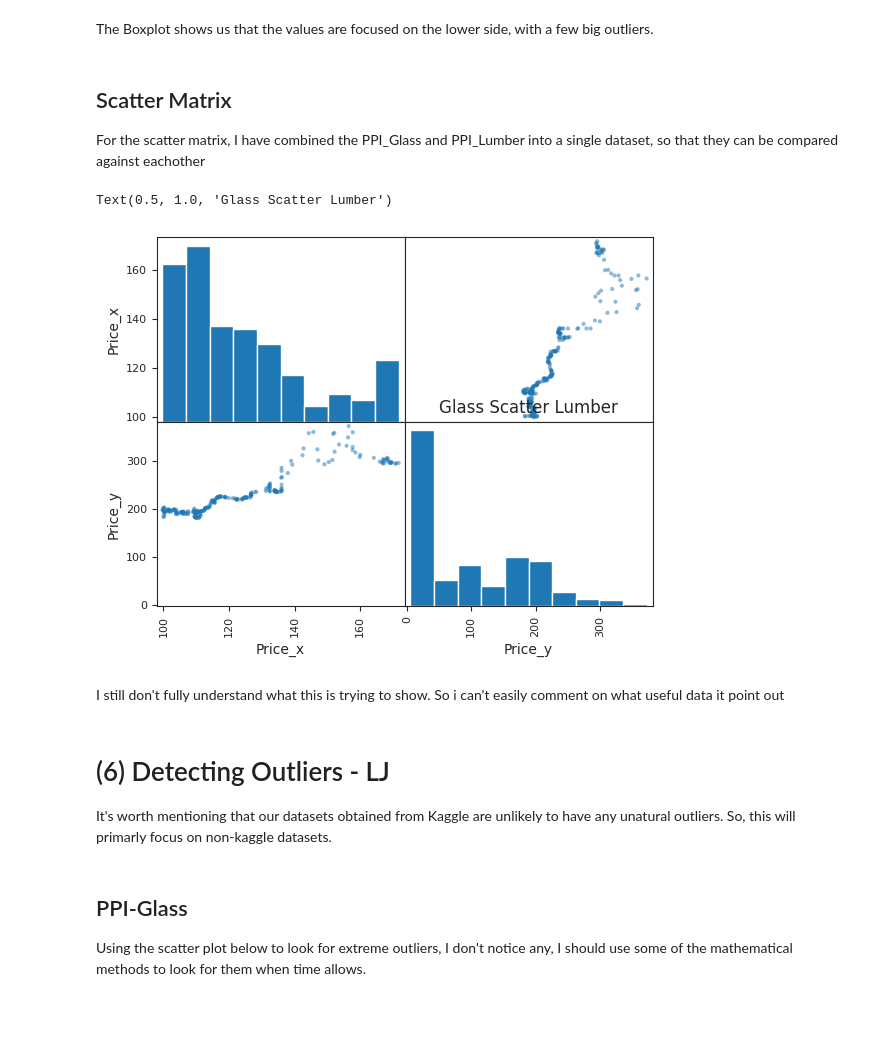
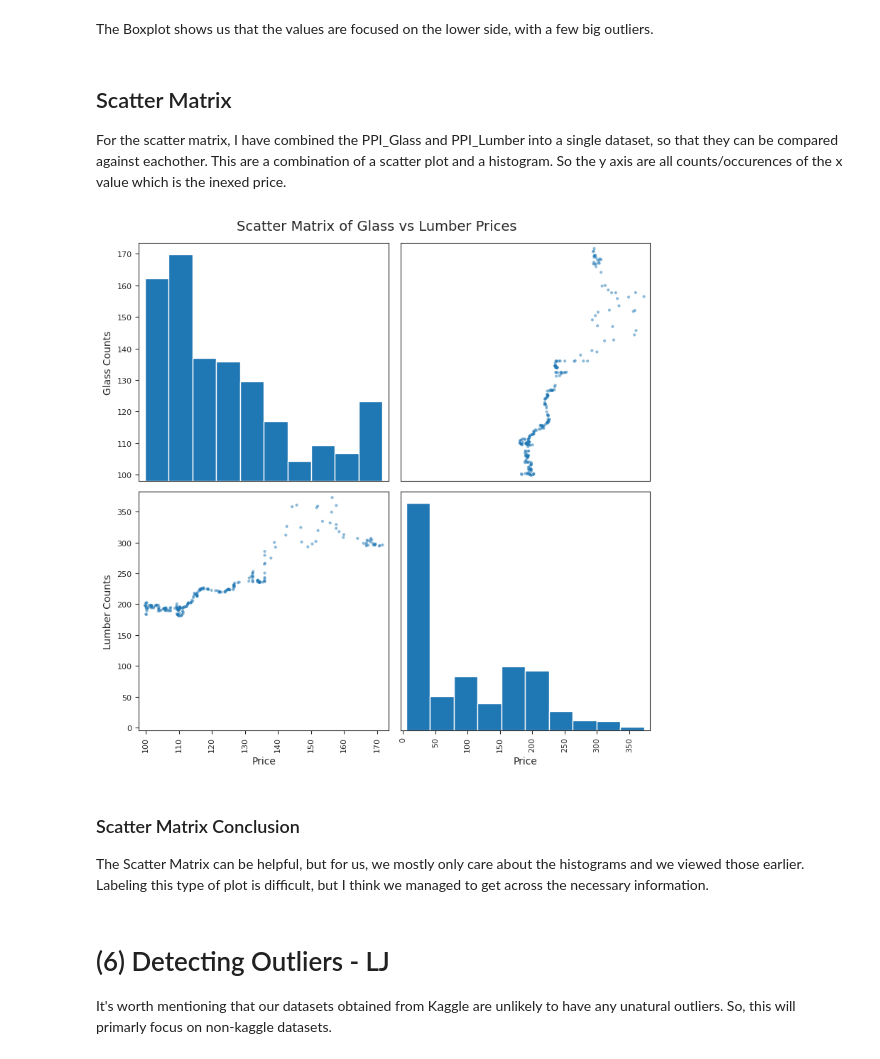
Before and after one commit to baschoff/Data-Science-Project, a Jupyter notebook: Exploration.ipynb, the cells around one changed output. Drawn from its saved outputs; the diff is of its cells as text; code cells hidden in the pictures; blank space fills up the shorter version.

```diff
--- a/Exploration.ipynb
+++ b/Exploration.ipynb
@@ -919,20 +758,23 @@ Text(0.5, 1.0, 'Inflation Boxplot')
 The Boxplot shows us that the values are focused on the lower side, with a few big outliers.
 # %% [markdown]
 ## Scatter Matrix
-For the scatter matrix, I have combined the PPI_Glass and PPI_Lumber into a single dataset, so that they can be compared against eachother
+For the scatter matrix, I have combined the PPI_Glass and PPI_Lumber into a single dataset, so that they can be compared against eachother. This are a combination of a scatter plot and a histogram. So the y axis are all counts/occurences of the x value which is the inexed price.
-# %%
-GVL = pd.merge(PPI_Glass, PPI_Lumber, on='DATE', how='outer')
-pd.plotting.scatter_matrix(GVL)
-plt.title("Glass Scatter Lumber")
-# %% [output]
-Text(0.5, 1.0, 'Glass Scatter Lumber')
-[figure, removed]
-# %% [markdown]
-I still don't fully understand what this is trying to show. So i can't easily comment on what useful data it point out
+# %%
+GVL = pd.merge(PPI_Glass, PPI_Lumber, on='DATE', how='outer')
+axes = pd.plotting.scatter_matrix(GVL, figsize = (8,8))
+plt.suptitle("Scatter Matrix of Glass vs Lumber Prices", fontsize=14)
+axes[1, 0].set_xlabel("Price")
+axes[1, 0].set_ylabel("Lumber Counts")
+axes[1, 1].set_xlabel("Price")
+axes[0, 0].set_ylabel("Glass Counts")
+plt.tight_layout()
+plt.show()
+# %% [output]
+[figure, added]
+# %% [markdown]
+### Scatter Matrix Conclusion
+The Scatter Matrix can be helpful, but for us, we mostly only care about the histograms and we viewed those earlier. Labeling this type of plot is difficult, but I think we managed to get across the necessary information.
 # %% [markdown]
 # (6) Detecting Outliers - LJ
 
 It's worth mentioning that our datasets obtained from Kaggle are unlikely to have any unatural outliers. So, this will primarly focus on non-kaggle datasets.
-# %% [markdown]
-## PPI-Glass
-Using the scatter plot below to look for extreme outliers, I don't notice any, I should use some of the mathematical methods to look for them when time allows.
```
Also changed, not shown: parts of 99 cells of this notebook.
